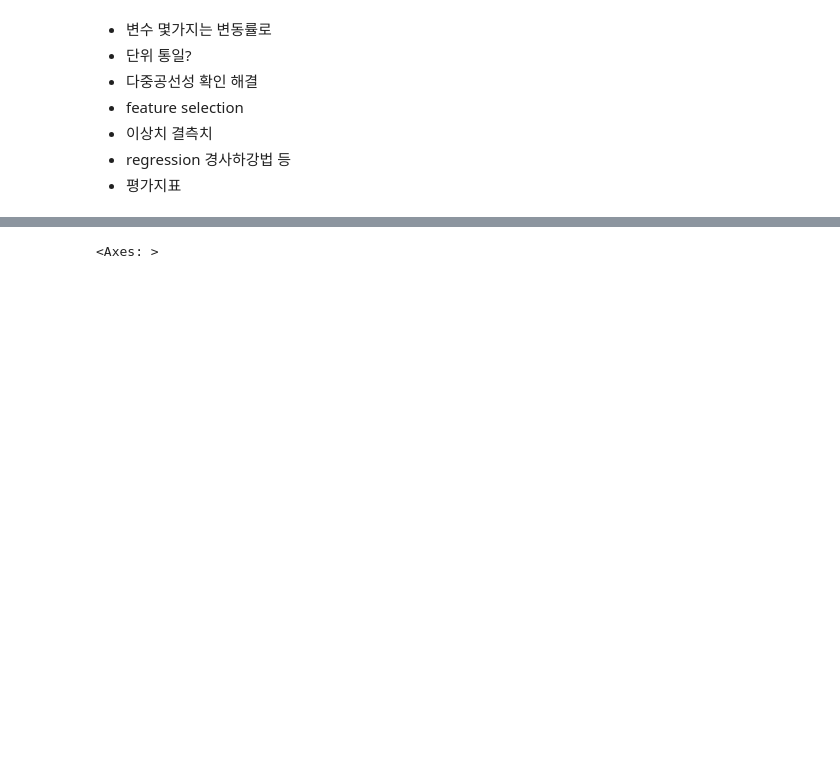
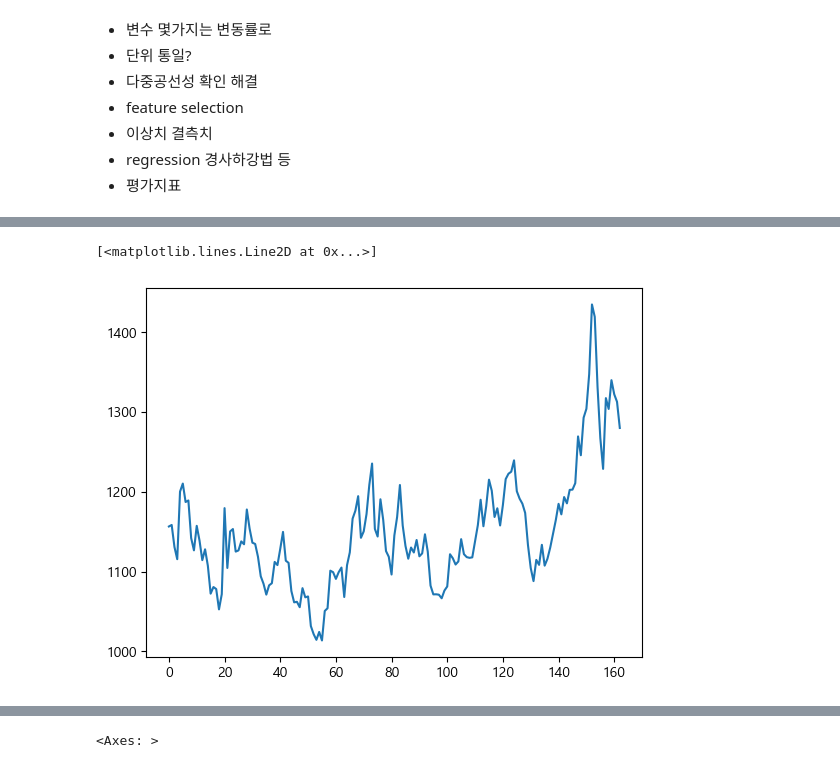
Before and after one commit to Jay-hook/mine, a Jupyter notebook: Month.ipynb, the cells around one changed output, grey strips where cells are left out. Drawn from its saved outputs; the diff is of its cells as text; code cells hidden in the pictures; blank space fills up the shorter version.

```diff
--- a/Month.ipynb
+++ b/Month.ipynb
@@ -77,0 +56,5 @@ X[X.columns].corr()
+# %%
+plt.plot(y.index, y.values)
+# %% [output]
+[<matplotlib.lines.Line2D at 0x...>]
+[figure, added]
```
Also changed, not shown: parts of 34 cells of this notebook, 1 other file.
